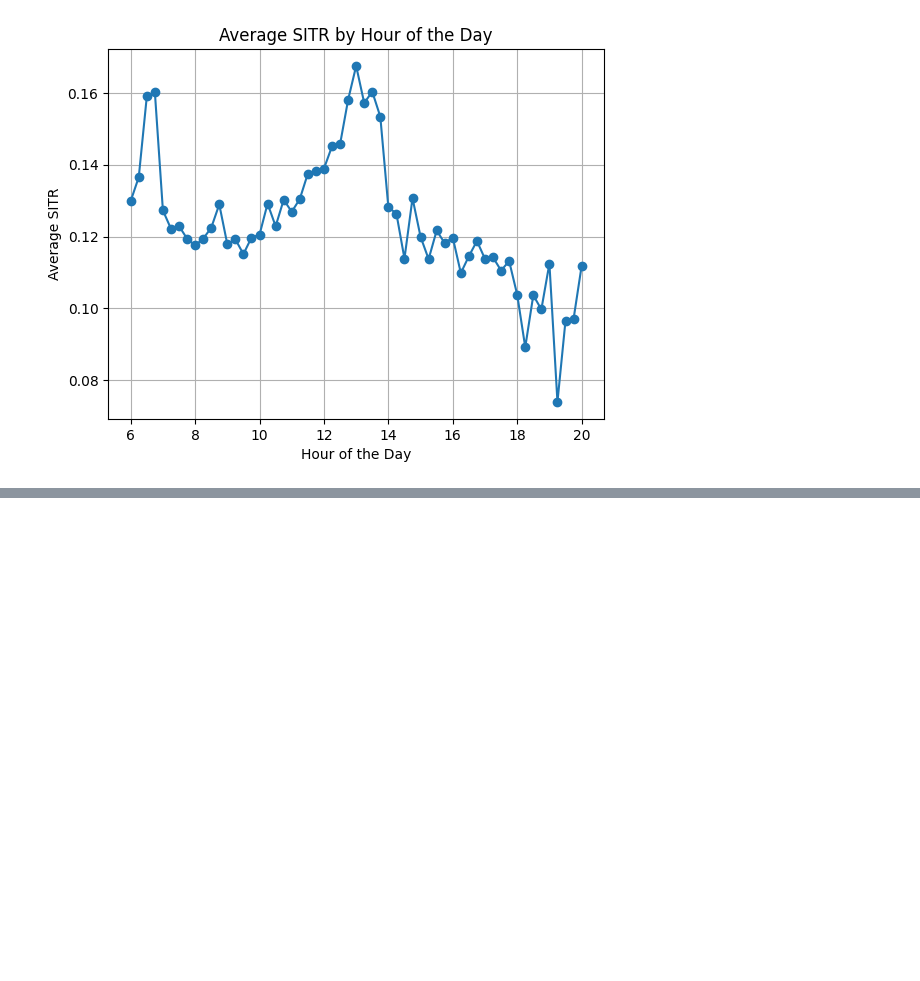
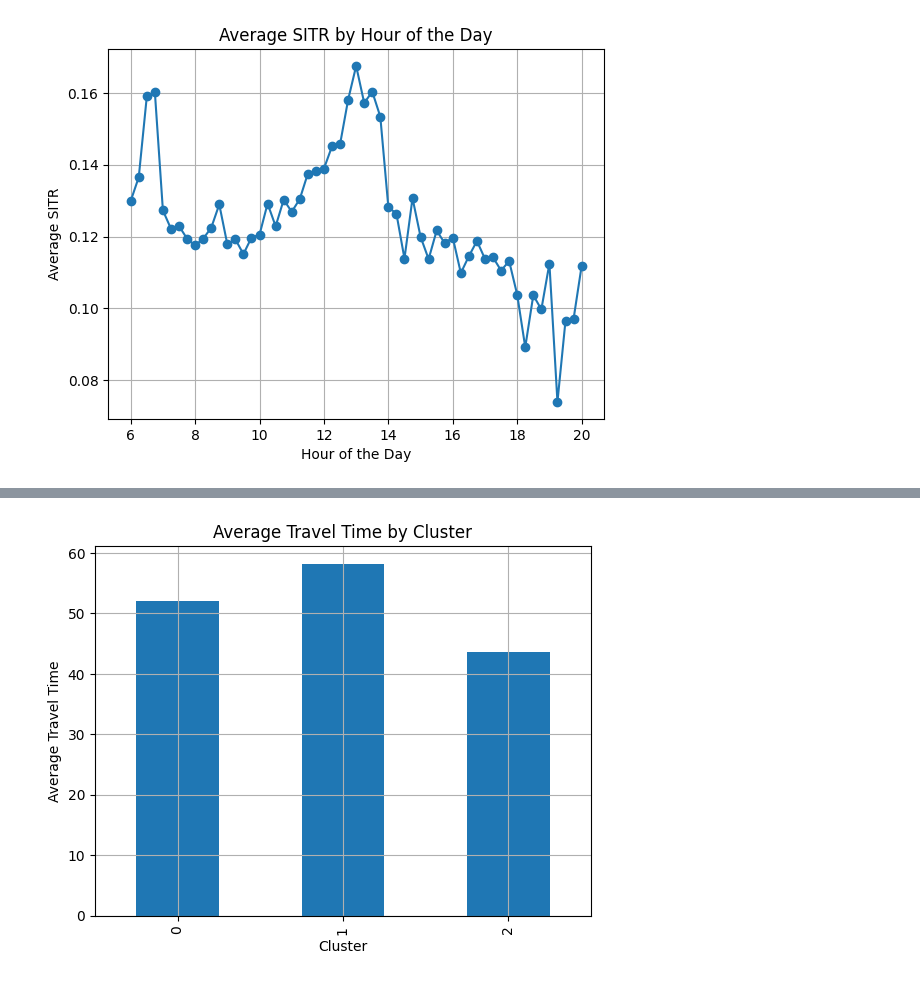
Before and after one commit to ShanukaLakshan/Realtime-GPS-Bus---Data-Science-Project, a Jupyter notebook: AnomalyDetection/performance.ipynb, the cells around one changed output, grey strips where cells are left out. Drawn from its saved outputs; the diff is of its cells as text; code cells hidden in the pictures; blank space fills up the shorter version.

Commit message:
cluster busses

```diff
--- a/AnomalyDetection/performance.ipynb
+++ b/AnomalyDetection/performance.ipynb
@@ -97,0 +109,23 @@ plt.show()
+# %%
+import pandas as pd
+from sklearn.cluster import KMeans
+from sklearn.preprocessing import StandardScaler
+
+# Load your dataset
+# Assuming 'trip_data' contains your dataset
+
+# Select relevant features for clustering
+features = trip_data[['travel_time', 'dwell_time', 'excess_travel_time','SITR']]
+
+# Standardize the features (important for K-Means)
+scaler = StandardScaler()
+scaled_features = scaler.fit_transform(features)
+
+# Choose the number of clusters (K)
+k = 3
+
+# Initialize and fit K-Means model
+kmeans = KMeans(n_clusters=k, random_state=42)
+trip_data['cluster'] = kmeans.fit_predict(scaled_features)
+
+# The 'cluster' column in the 'trip_data' DataFrame now contains the cluster assignments
@@ -97,0 +141,10 @@ plt.show()
+# %%
+# plot cluster
+trip_data.groupby('cluster')['travel_time'].mean().plot(kind='bar')
+plt.title('Average Travel Time by Cluster')
+plt.xlabel('Cluster')
+plt.ylabel('Average Travel Time')
+plt.grid()
+plt.show()
+# %% [output]
+[figure, added]
```
Also changed, not shown: parts of 5 cells of this notebook, 1 other file.
